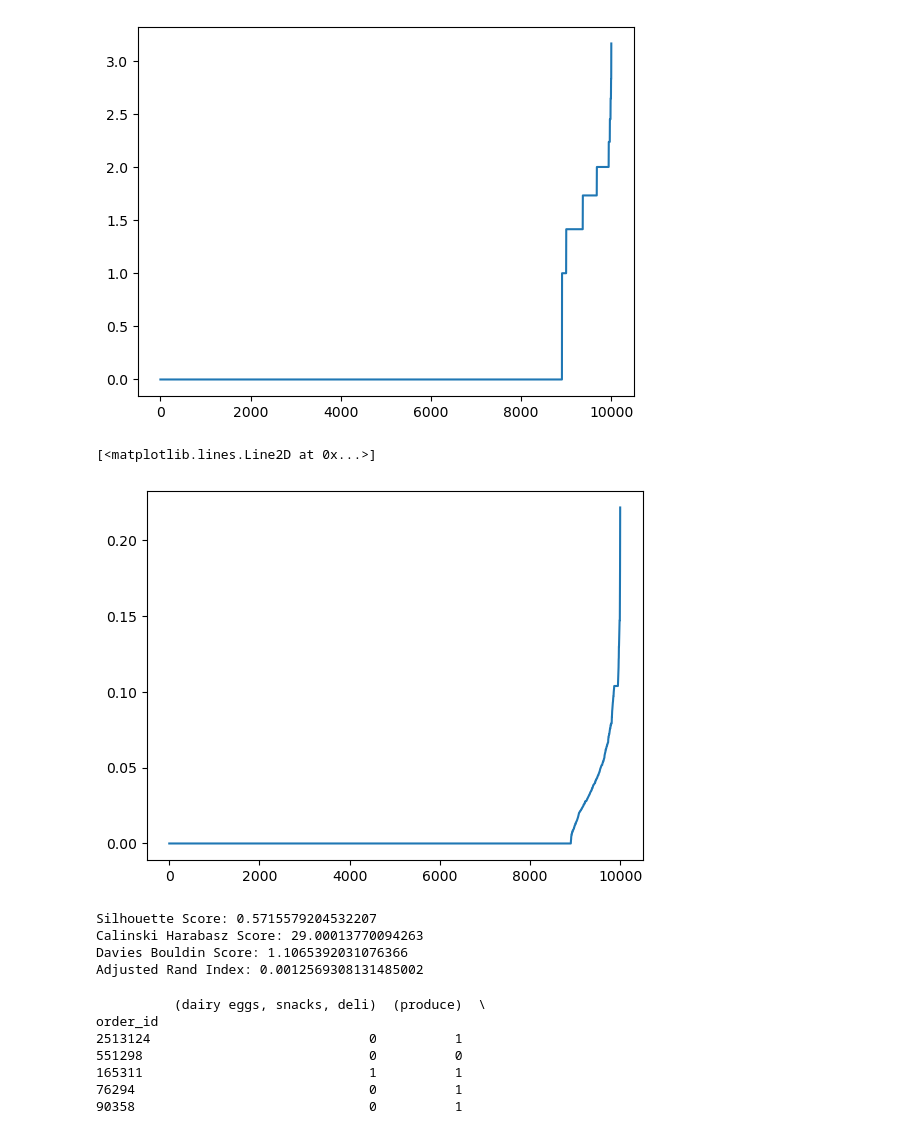
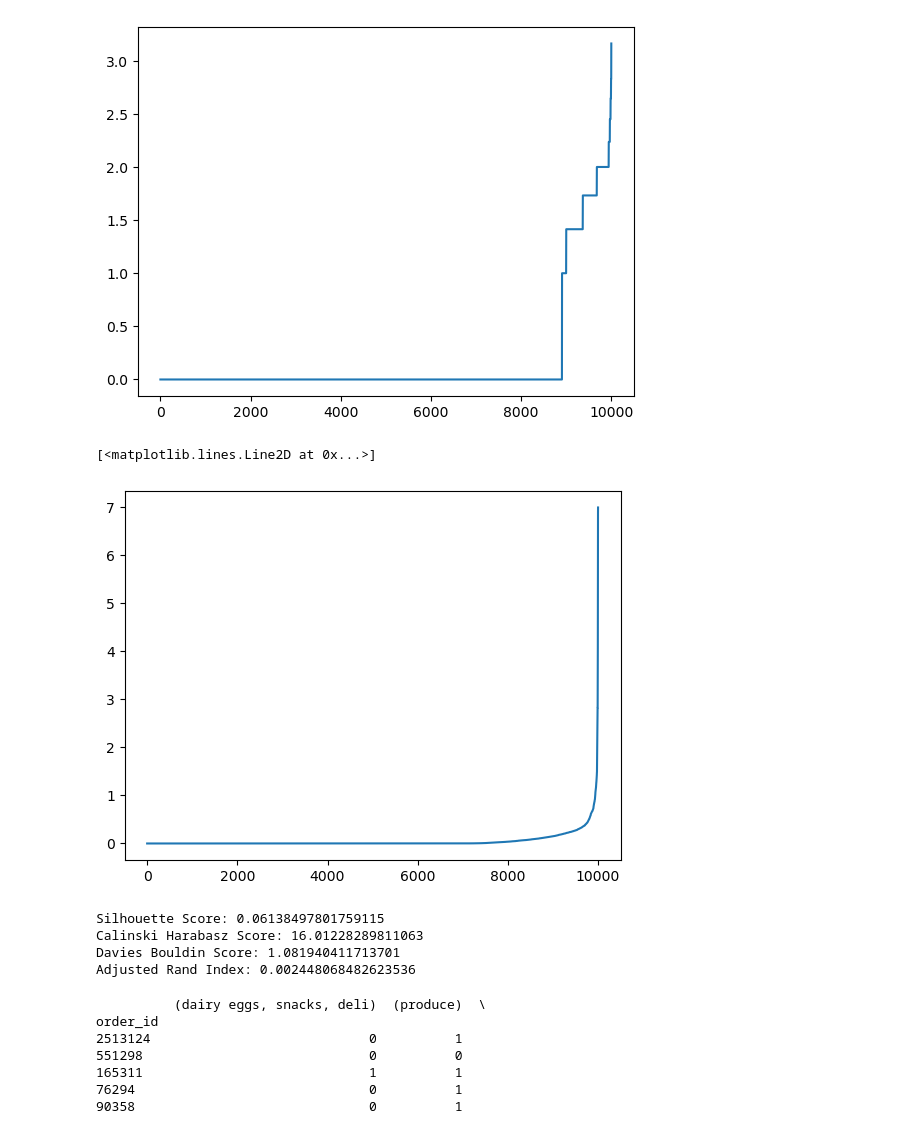
Before and after one commit to supperr-coder/CZ4032-Project2, a Jupyter notebook: Code/Clustering copy 2.ipynb, the cells around one changed output. Drawn from its saved outputs; the diff is of its cells as text; code cells hidden in the pictures.

```diff
--- a/Code/Clustering copy 2.ipynb
+++ b/Code/Clustering copy 2.ipynb
@@ -1270,20 +1318,24 @@ plt.plot(distances)
 [figure]
 # %%
 from sklearn.neighbors import NearestNeighbors
+X_embedded = TSNE(n_components=2, init='pca', perplexity=25).fit_transform(X)
+X_embedded = pd.DataFrame(X_embedded)
+
 neigh = NearestNeighbors(n_neighbors=5000)
 nbrs = neigh.fit(X_embedded)
 distances, indices = nbrs.kneighbors(X_embedded)
 distances = np.sort(distances, axis=0)
 distances = distances[:,1]
 plt.plot(distances)
 # %% [output]
 [<matplotlib.lines.Line2D at 0x...>]
-[figure, old version]
+[figure, new version]
 # %%
 # Use DBSCAN to cluster the data
 from sklearn.cluster import DBSCAN
 
-dbscan = DBSCAN(eps=0.0005, min_samples=4).fit(X_embedded)
+
+dbscan = DBSCAN(eps=0.05, min_samples=4).fit(X_embedded)
 dbscan_results = dbscan.labels_
 
 # Calculate the silhouette score
@@ -1294,10 +1346,10 @@ print(f"Calinski Harabasz Score: {calinski_harabasz_score(X, dbscan_results)}")
 print(f"Davies Bouldin Score: {davies_bouldin_score(X, dbscan_results)}")
 print(f"Adjusted Rand Index: {adjusted_rand_score(new_df['order_hour_of_day'] , dbscan_results)}")
 # %% [output]
-Silhouette Score: 0.5715579204532207
-Calinski Harabasz Score: 29.00013770094263
-Davies Bouldin Score: 1.1065392031076366
-Adjusted Rand Index: 0.0012569308131485002
+Silhouette Score: 0.06138497801759115
+Calinski Harabasz Score: 16.01228289811063
+Davies Bouldin Score: 1.081940411713701
+Adjusted Rand Index: 0.002448068482623536
 # %%
 # Lets create a mapping of the hours into 4 categories
 # 0-6: Night
```
Also changed, not shown: parts of 6 cells of this notebook.
